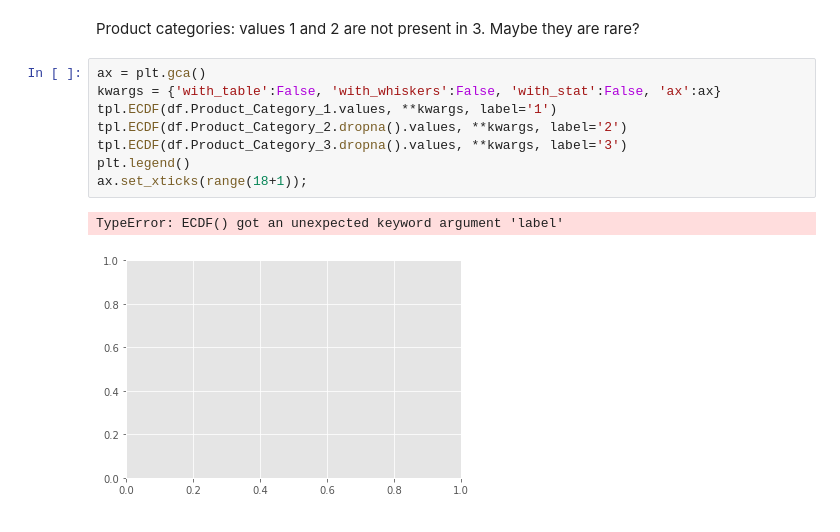
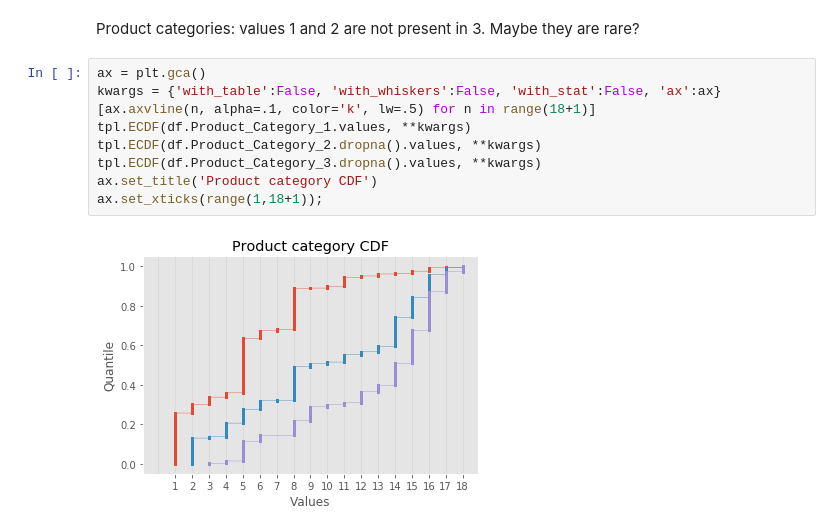
Before and after one commit to Llewlyn/Datasets-analysis, a Jupyter notebook: black_friday/black_friday.ipynb, the cells around one changed output. Drawn from its saved outputs; the diff is of its cells as text.

```diff
--- a/black_friday/1.exploratory.ipynb
+++ b/black_friday/black_friday.ipynb
@@ -142,11 +142,11 @@ Product categories: values 1 and 2 are not present in 3. Maybe they are rare?
 # %%
 ax = plt.gca()
 kwargs = {'with_table':False, 'with_whiskers':False, 'with_stat':False, 'ax':ax}
-tpl.ECDF(df.Product_Category_1.values, **kwargs, label='1')
-tpl.ECDF(df.Product_Category_2.dropna().values, **kwargs, label='2')
-tpl.ECDF(df.Product_Category_3.dropna().values, **kwargs, label='3')
-plt.legend()
-ax.set_xticks(range(18+1));
+[ax.axvline(n, alpha=.1, color='k', lw=.5) for n in range(18+1)]
+tpl.ECDF(df.Product_Category_1.values, **kwargs)
+tpl.ECDF(df.Product_Category_2.dropna().values, **kwargs)
+tpl.ECDF(df.Product_Category_3.dropna().values, **kwargs)
+ax.set_title('Product category CDF')
+ax.set_xticks(range(1,18+1));
 # %% [output]
-TypeError: ECDF() got an unexpected keyword argument 'label'
-[figure, old version]
+[figure, new version]
```
Also changed, not shown: parts of 12 cells of this notebook.
